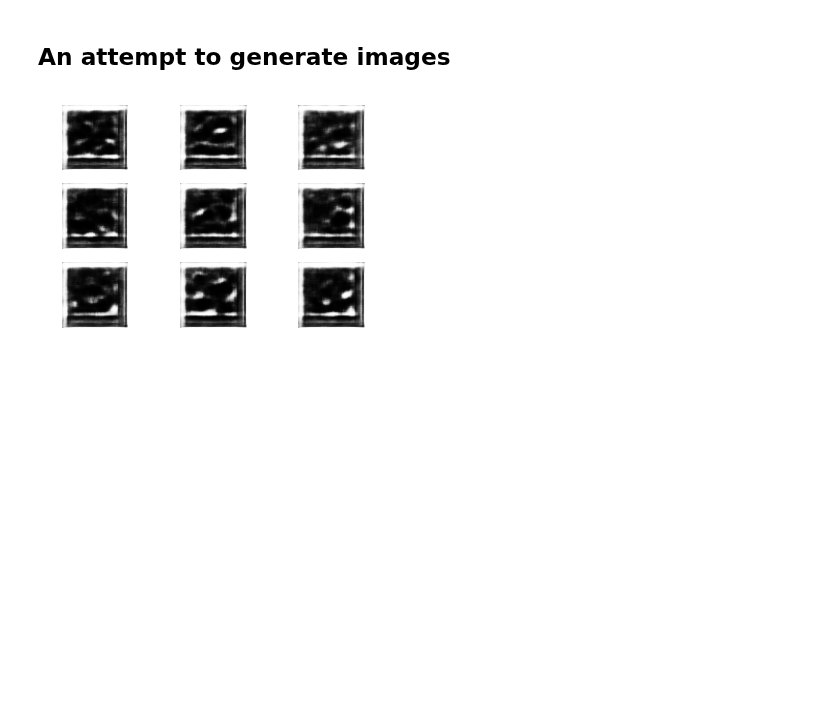
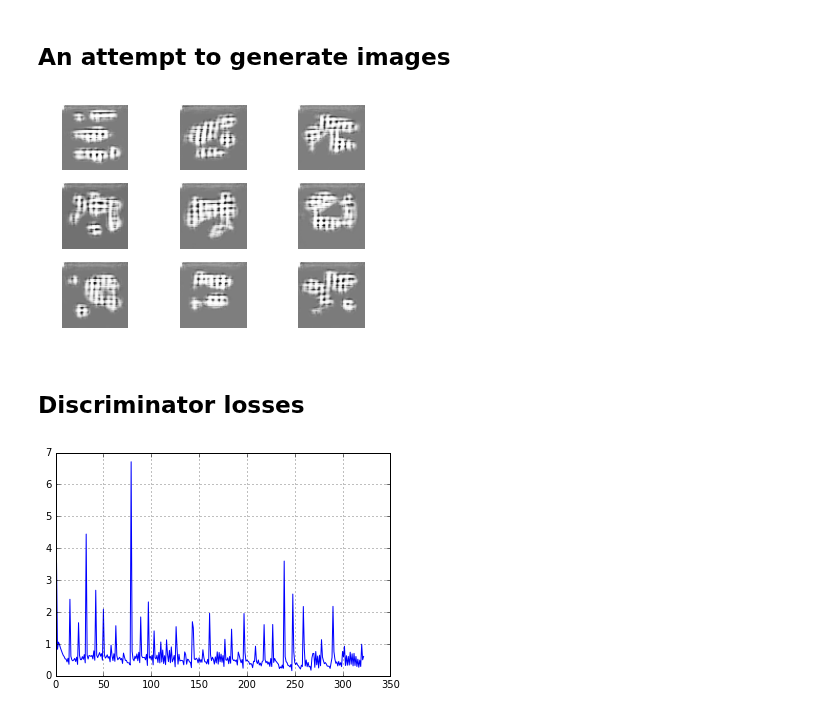
Before and after one commit to robolamp/SleepingCalligrapher, a Jupyter notebook: chars_GAN.ipynb, the cells around one changed output. Saved outputs shown, nothing was run; the diff lists cells and outputs as text; code cells hidden in the pictures; blank space fills up the shorter version.

```diff
--- a/chars_GAN.ipynb
+++ b/chars_GAN.ipynb
@@ -97,9 +97,9 @@ plt.show()
 # GAN
 ## Generator
 # %%
-gen_dropout = 0.1
+gen_dropout = 0.3
 gen_input_dim = 8
-gen_depth = 512
+gen_depth = 256
 gen_noise_dim = 300
 # %%
 gennet = Sequential()
@@ -135,7 +135,7 @@ gennet.add(Activation('relu'))
 
 # Output
 gennet.add(Conv2DTranspose(1, 5, padding='same'))
-gennet.add(Activation('sigmoid'))
+gennet.add(Activation('tanh'))
 
 gennet.summary()
 # %% [output]
@@ -160,7 +160,7 @@ _________________________________________________________________
 ## Discriminator
 # %%
 disc_depth = 64
-disc_dropout = 0.1
+disc_dropout = 0.3
 
 discnet = Sequential()
 
@@ -265,7 +265,7 @@ for i in range(train_iters):
     adv_losses["acc"].append(adv_loss[1])
 
     # Print results
-    if i % 50 == 0:
+    if i % 10 == 0:
         print("{:4d}th batch of {:4d}|".format(i, train_iters) + \
               "Disc loss {:.3f} |Disc acc {:.3f} |Adv loss {:.3f} |Adv acc {:.3}".format(dics_loss[0],
                                                                                          dics_loss[1],
@@ -294,4 +303,11 @@ for i in range(9):
     plt.axis('off')
 plt.show()
 # %% [output]
-[figure, old version]
+[figure, new version]
+# %% [markdown]
+## Discriminator losses
+# %%
+plt.plot(disc_losses["loss"])
+plt.grid()
+# %% [output]
+[figure, added]
```
Also changed, not shown: parts of 7 cells of this notebook.
